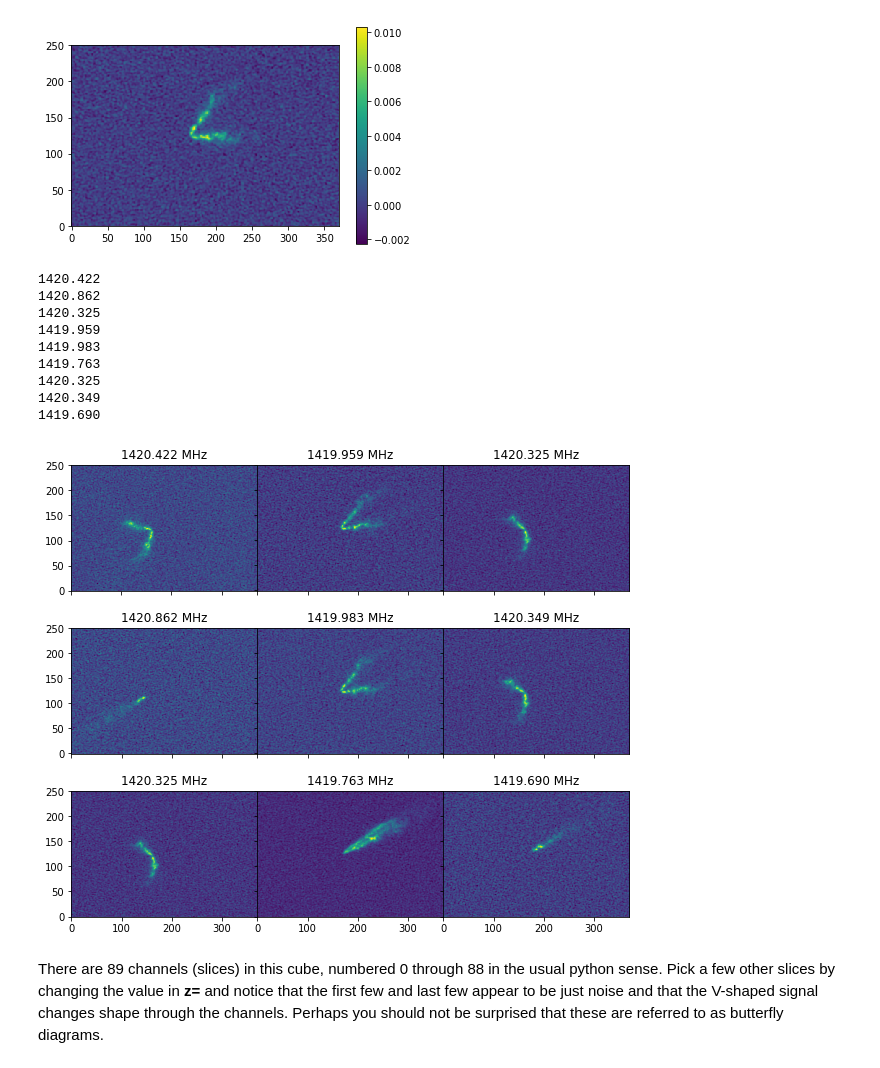
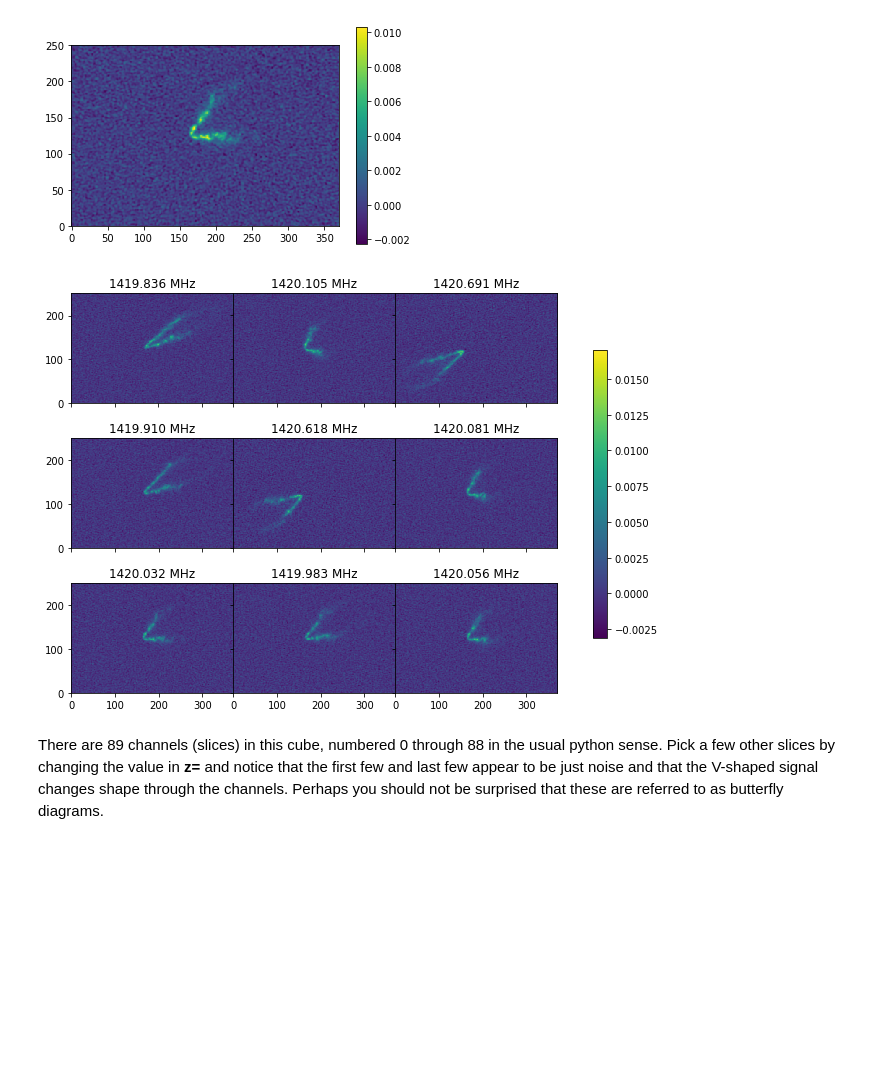
Before and after one commit to kylermurphy/test, a Jupyter notebook: n6503-case1.ipynb, the cells around one changed output. Cells and saved outputs as stored; diff of their text form; code cells hidden in the pictures; blank space fills up the shorter version.

```diff
--- a/n6503-case1.ipynb
+++ b/n6503-case1.ipynb
@@ -101,41 +101,44 @@ freq = (channel-crpix3+1)*cdelt3 + crval3
 # %%
 # plot a square of
 #  images
 cs = 3
 
 
 z = np.random.random(3**2)
 z = np.rint(z*(d.shape[0]-40)+20)
 
-fig, axes = plt.subplots(cs,cs, figsize=(10,9))
+fig, axes = plt.subplots(cs,cs, figsize=(10,8))
 # Small vertical space between axes
 fig.subplots_adjust(wspace=0.0)
 fig.subplots_adjust(hspace=0.0)
 
-for i in range(cs**2):
+# loop through axes to plot
+#  each image
+i=0
+for ax in axes.flat:
     pos = z[i].astype(int)
     fr   = freq[pos]/1E6
     im  = d[pos,:,:]
 
-    (y,x) = np.unravel_index(i,axes.shape)
-    axes[x,y].imshow(im,origin=['Lower'])
-    axes[x,y].set_title("{:.3f} MHz".format(fr))
+    im_plt = ax.imshow(im,origin=['Lower'],vmin=d.min(),vmax=d.max())
+    ax.set_title("{:.3f} MHz".format(fr))
+
+    #only keep left and bottom fram axis
+    (x,y) = np.unravel_index(i,axes.shape)
     if x !=2:
-        axes[x,y].xaxis.set_major_formatter(plt.NullFormatter())
+        ax.xaxis.set_major_formatter(plt.NullFormatter())
     if y !=0:
-        axes[x,y].yaxis.set_major_formatter(plt.NullFormatter())
+        ax.yaxis.set_major_formatter(plt.NullFormatter())
+
+    i=i+1
 
 axes[0,0].set_xlim(0,im.shape[1])
 axes[0,0].set_ylim(0,im.shape[0])
+
+fig.subplots_adjust(right=0.8)
+cbar_ax = fig.add_axes([0.85, 0.25, 0.02, 0.5]) #[left,bottom,width,height]
+fig.colorbar(im_plt, cax=cbar_ax)
+
 plt.show()
 # %% [output]
-1420.422
-1420.862
-1420.325
-1419.959
-1419.983
-1419.763
-1420.325
-1420.349
-1419.690
-[figure, old version]
+[figure, new version]
```
Also changed, not shown: parts of 22 cells of this notebook.
